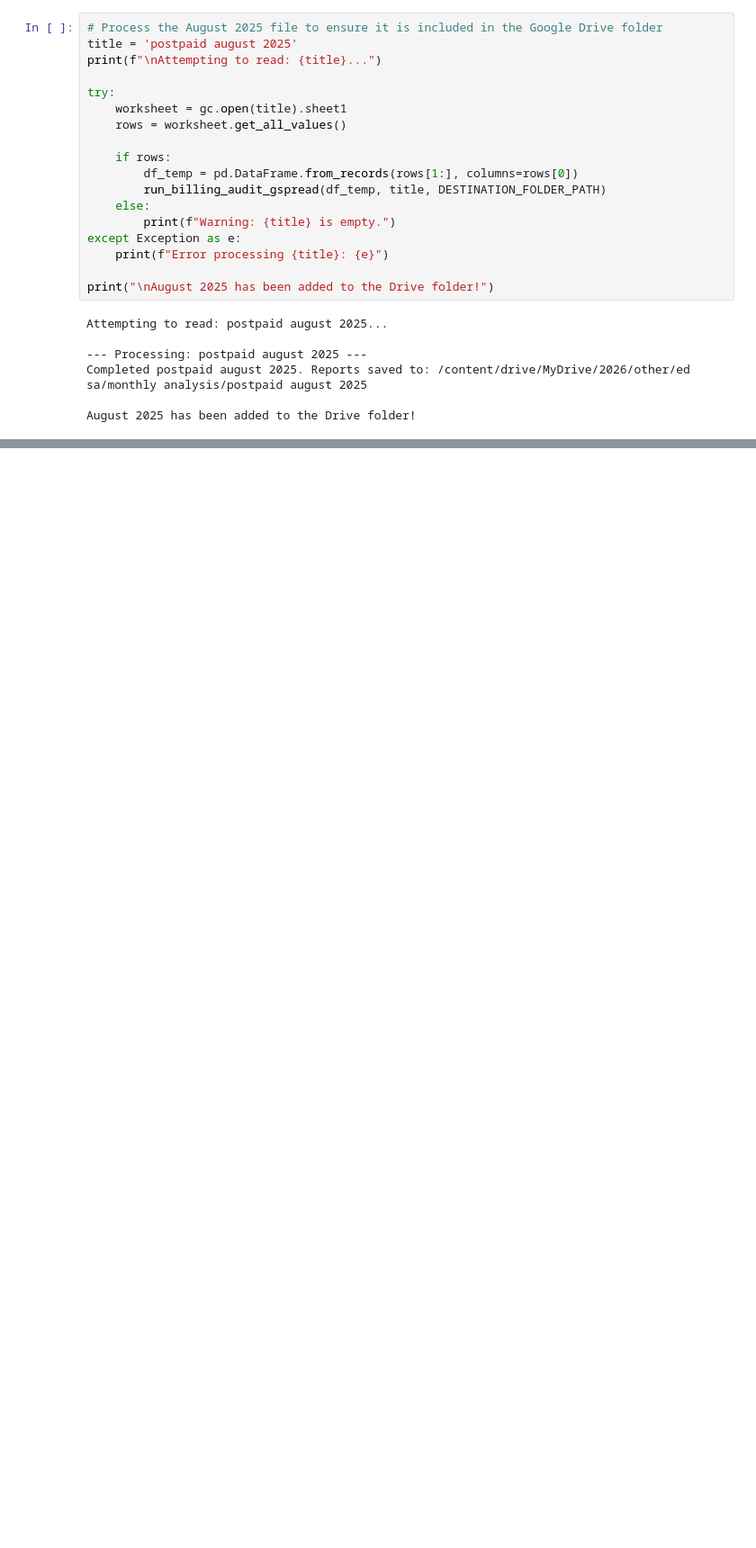
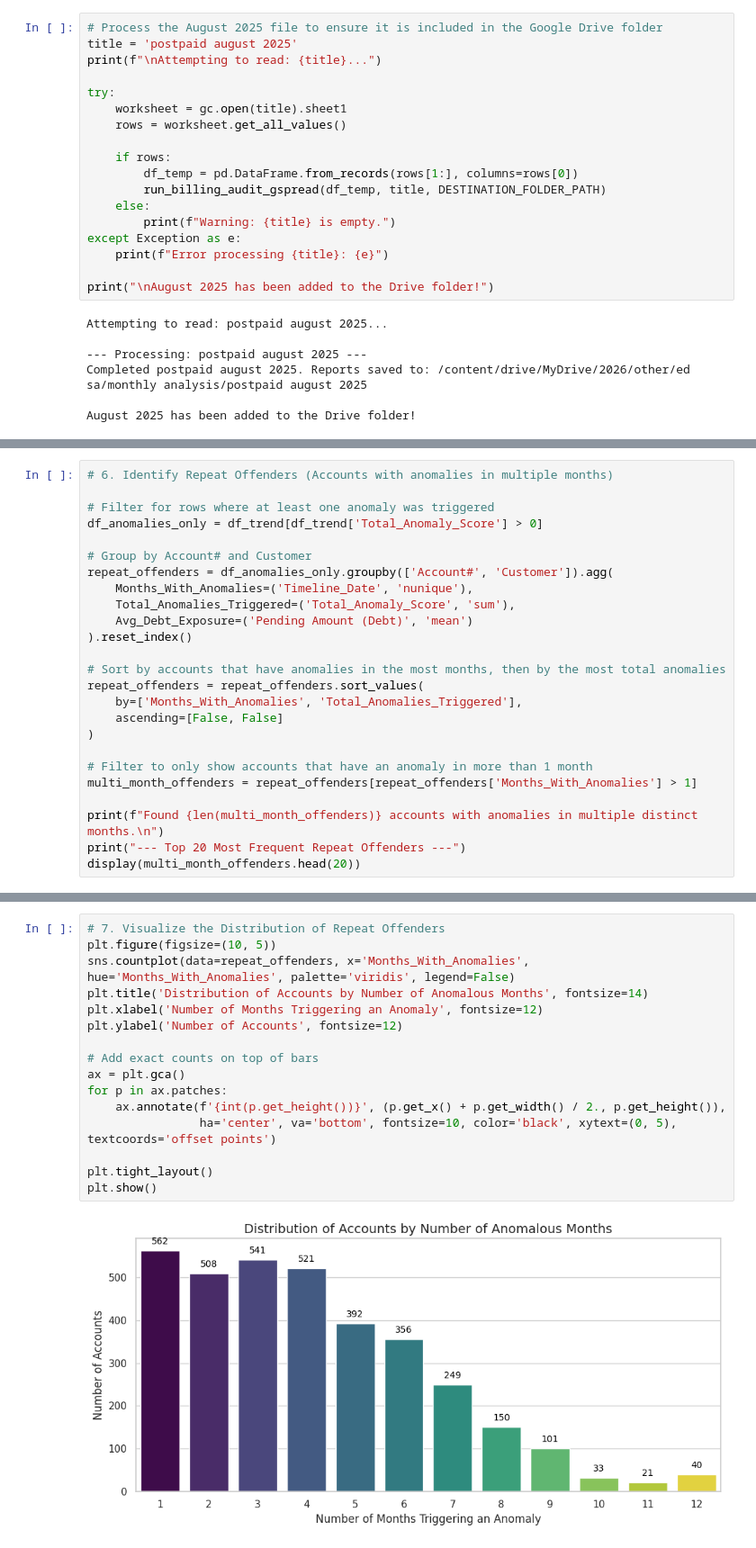
Before and after one commit to hmnaz213/native, a Jupyter notebook: saed_postpaid_data_analysis.ipynb, the cells around one changed output, grey strips where cells are left out. Shown at 90% size. Cells and saved outputs as stored; diff of their text form; blank space fills up the shorter version.

```diff
--- a/saed_postpaid_data_analysis.ipynb
+++ b/saed_postpaid_data_analysis.ipynb
@@ -2055,0 +2238,25 @@ August 2025 has been added to the Drive folder!
+# %%
+# 6. Identify Repeat Offenders (Accounts with anomalies in multiple months)
+
+# Filter for rows where at least one anomaly was triggered
+df_anomalies_only = df_trend[df_trend['Total_Anomaly_Score'] > 0]
+
+# Group by Account# and Customer
+repeat_offenders = df_anomalies_only.groupby(['Account#', 'Customer']).agg(
+    Months_With_Anomalies=('Timeline_Date', 'nunique'),
+    Total_Anomalies_Triggered=('Total_Anomaly_Score', 'sum'),
+    Avg_Debt_Exposure=('Pending Amount (Debt)', 'mean')
+).reset_index()
+
+# Sort by accounts that have anomalies in the most months, then by the most total anomalies
+repeat_offenders = repeat_offenders.sort_values(
+    by=['Months_With_Anomalies', 'Total_Anomalies_Triggered'],
+    ascending=[False, False]
+)
+
+# Filter to only show accounts that have an anomaly in more than 1 month
+multi_month_offenders = repeat_offenders[repeat_offenders['Months_With_Anomalies'] > 1]
+
+print(f"Found {len(multi_month_offenders)} accounts with anomalies in multiple distinct months.\n")
+print("--- Top 20 Most Frequent Repeat Offenders ---")
+display(multi_month_offenders.head(20))
@@ -2055,0 +2284,18 @@ August 2025 has been added to the Drive folder!
+# %%
+# 7. Visualize the Distribution of Repeat Offenders
+plt.figure(figsize=(10, 5))
+sns.countplot(data=repeat_offenders, x='Months_With_Anomalies', hue='Months_With_Anomalies', palette='viridis', legend=False)
+plt.title('Distribution of Accounts by Number of Anomalous Months', fontsize=14)
+plt.xlabel('Number of Months Triggering an Anomaly', fontsize=12)
+plt.ylabel('Number of Accounts', fontsize=12)
+
+# Add exact counts on top of bars
+ax = plt.gca()
+for p in ax.patches:
+    ax.annotate(f'{int(p.get_height())}', (p.get_x() + p.get_width() / 2., p.get_height()),
+                ha='center', va='bottom', fontsize=10, color='black', xytext=(0, 5), textcoords='offset points')
+
+plt.tight_layout()
+plt.show()
+# %% [output]
+[figure, added]
```
Also changed, not shown: parts of 76 cells of this notebook.
